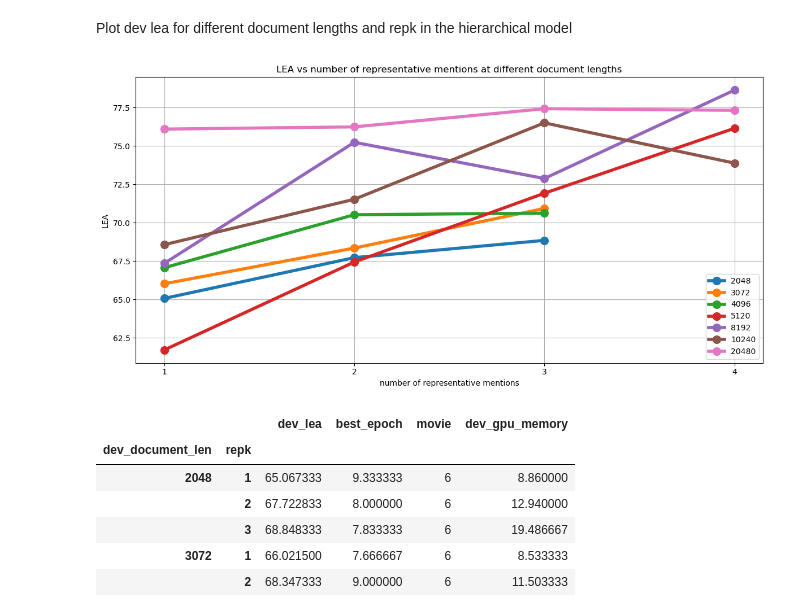
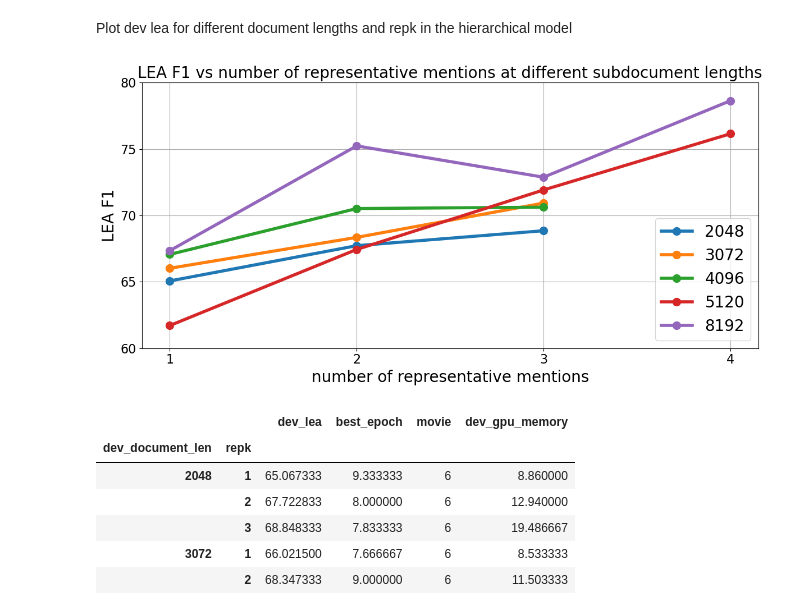
Before and after one commit to usc-sail/mica-character-coref, a Jupyter notebook: coref/movie_coref/notebooks/analyze_cross_val_excerpts.ipynb, the cells around one changed output. Saved outputs shown, nothing was run; the diff lists cells and outputs as text; code cells hidden in the pictures.

```diff
--- a/coref/movie_coref/notebooks/analyze_cross_val_excerpts.ipynb
+++ b/coref/movie_coref/notebooks/analyze_cross_val_excerpts.ipynb
@@ -266,18 +266,19 @@ macro average fdf:
 Plot dev lea for different document document lens and overlap lens
 # %%
 df_ = macro_df3.reset_index()
-plt.figure(figsize=(24, 6))
+plt.figure(figsize=(18, 6))
 for document_len, df__ in df_.groupby("dev_document_len"):
-    df__ = df__.sort_values(by="dev_overlap_len", ascending=True)
-    overlap_lens = df__["dev_overlap_len"].tolist()
-    scores = df__["dev_lea"].tolist()
-    plt.plot(overlap_lens, scores, label=str(document_len), lw=4, marker=".", markersize=20)
-plt.xlabel("overlap length")
-plt.ylabel("LEA")
-plt.xticks(ticks=[0, 128, 256, 512, 1024, 2048, 3072, 4096, 5120])
-plt.yticks(ticks=[25, 30, 35, 40, 45, 50, 55, 60, 65, 70, 75, 80])
-plt.title("LEA vs overlap length at different document lengths")
-plt.legend()
+    if document_len <= 8192:
+        df__ = df__.sort_values(by="dev_overlap_len", ascending=True)
+        overlap_lens = df__["dev_overlap_len"].tolist()
+        scores = df__["dev_lea"].tolist()
+        plt.plot(overlap_lens, scores, label=str(document_len), lw=4, marker=".", markersize=20)
+plt.xlabel("overlap length", fontsize=24)
+plt.ylabel("LEA F1", fontsize=24)
+plt.xticks(ticks=[0, 128, 256, 512, 1024, 2048, 3072], fontsize=18)
+plt.yticks(ticks=[20, 30, 40, 50, 60, 70, 80], fontsize=18)
+plt.title("LEA F1 vs overlap length at different subdocument lengths", fontsize=24)
+plt.legend(fontsize=20)
 plt.tight_layout()
 plt.grid(visible=True, which="both")
 plt.show()
@@ -329,21 +330,23 @@ Plot dev lea for different document lengths and repk in the hierarchical model
 # %%
 df_ = macro_df4.reset_index()
 plt.figure(figsize=(12, 6))
 for document_len, df__ in df_.groupby("dev_document_len"):
-    df__ = df__.sort_values(by="repk", ascending=True)
-    repks = df__["repk"].tolist()
-    scores = df__["dev_lea"].tolist()
-    plt.plot(repks, scores, label=str(document_len), lw=4, marker=".", markersize=20)
-plt.xlabel("number of representative mentions")
-plt.ylabel("LEA")
-plt.xticks(ticks=[1, 2, 3, 4])
-plt.title("LEA vs number of representative mentions at different document lengths")
-plt.legend()
+    if document_len <= 8192:
+        df__ = df__.sort_values(by="repk", ascending=True)
+        repks = df__["repk"].tolist()
+        scores = df__["dev_lea"].tolist()
+        plt.plot(repks, scores, label=str(document_len), lw=4, marker=".", markersize=20)
+plt.xlabel("number of representative mentions", fontsize=20)
+plt.ylabel("LEA F1", fontsize=20)
+plt.xticks(ticks=[1, 2, 3, 4], fontsize=16)
+plt.yticks(ticks=[60, 65, 70, 75, 80], fontsize=16)
+plt.title("LEA F1 vs number of representative mentions at different subdocument lengths", fontsize=20)
+plt.legend(fontsize=20)
 plt.tight_layout()
 plt.grid(visible=True, which="both")
 plt.show()
 # %% [output]
-[figure, old version]
+[figure, new version]
 # %%
 macro_df4.sort_index()
 # %% [output]
```
Also changed, not shown: parts of 1 cell of this notebook, 2 other files.
